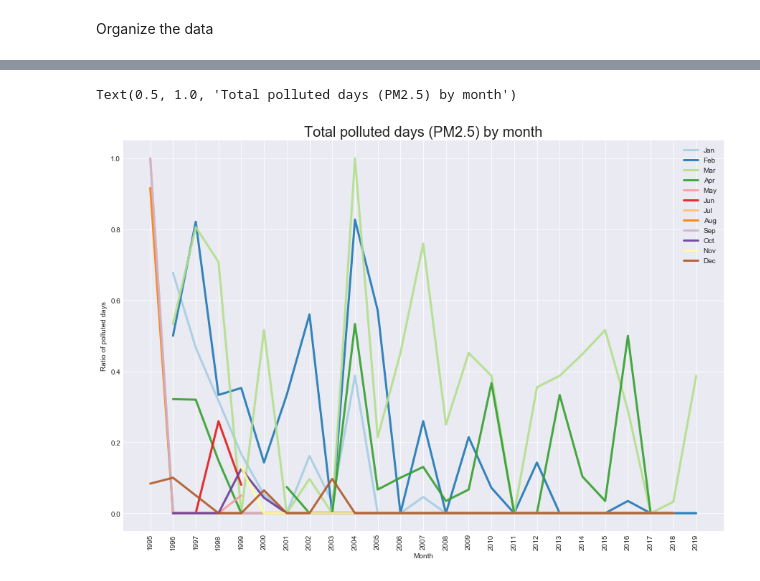
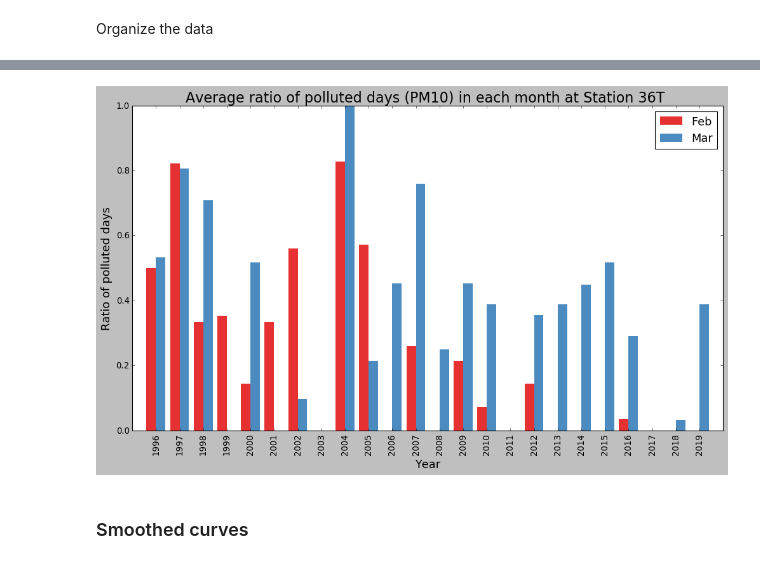
Before and after one commit to qiang-yi/Thailand_Haze, a Jupyter notebook: PM_time_series.ipynb, the cells around one changed output, grey strips where cells are left out. Cells and saved outputs as stored; diff of their text form; code cells hidden in the pictures.

```diff
--- a/PM_time_series.ipynb
+++ b/PM_time_series.ipynb
@@ -11,6 +11,10 @@ import matplotlib.pyplot as plt
 from matplotlib import cm as cm
 from matplotlib import mlab as ml
 from matplotlib import gridspec
+from scipy.interpolate import spline
+from scipy.ndimage.filters import gaussian_filter1d
+from itertools import groupby
+
 
 
 import seaborn as sns
@@ -22,8 +26,13 @@ from sklearn.neighbors import KernelDensity
 
 from mpl_toolkits.basemap import Basemap
 
+pd.set_option('display.max_rows', None)
+pd.set_option('display.max_columns', None)
+pd.set_option('display.width', None)
+pd.set_option('display.max_colwidth', -1)
 
 table_path="I:/Thailand_Haze/tables/"
-fire_path="I:/Thailand_Haze/fire_data/"
+#fire_path="I:/Thailand_Haze/fire_data/"
 gis_path="I:/Thailand_Haze/GIS_data/"
+figure_path = "I:/Thailand_Haze/figure/"
 # %% [markdown]
@@ -389,0 +155,5 @@ plt.show()
+# %%
+l = 20
+m = 16
+ml = 18
+s = 12
@@ -441 +664,3 @@ PM_df_my['PM25_35T_us_R']=PM_df_my['PM25_35T_us']/PM_df_my['PM25_35T_all']
+# %%
+PM_df_my2 = PM_df_my[(PM_df_my['month']>=2) & (PM_df_my['month']<=3)]
 # %%
@@ -473,30 +704,40 @@ Text(0.5, 1.0, 'Total polluted days (PM2.5) by month')
 # %%
-year_ls = list(PM_df_my['year'].unique())
+year_ls = list(PM_df_my2['year'].unique())
 year_ls.sort()
 
 # style
-plt.style.use('seaborn-darkgrid')
+plt.style.use('classic')
+plt.rcParams['axes.facecolor']='white'
+plt.rcParams['figure.figsize'] = [15, 8] # enlarge the default plotting size
 
 # create a color palette
-palette = plt.get_cmap('Paired')
+palette = plt.get_cmap('Set1')
 
 # multiple line plot
 num=0
+w=0.4
+for mon in list(PM_df_my2['month'].unique()):
+    y = PM_df_my2[PM_df_my2['month'] == mon]['PM10_36T_th_R']
+    x = PM_df_my2[PM_df_my2['month'] == mon]['year']
 
-for mon in list(PM_df_my['month'].unique()):
-    y = PM_df_my[PM_df_my['month'] == mon]['PM10_36T_th_R']
-    x = PM_df_my[PM_df_my['month'] == mon]['year']
+    #plt.bar(x+(num-1)*w,y,color=palette(num),alpha=0.9,width=w,align='center',edgecolor = "none",label=calendar.month_abbr[mon])
+    plt.bar(x+(num-1)*w+0.5*w,y,color=palette(num),alpha=0.9,width=w,align='center',edgecolor = "none",label=calendar.month_abbr[mon])
 
-    plt.plot(x, y, marker='', color=palette(num), linewidth=3, alpha=0.9, label=calendar.month_abbr[mon])
     num+=1
 
+
 # Add legend
-plt.legend(loc='upper right')
+plt.legend(loc='upper right',fontsize=m)
 
-plt.xticks(year_ls, year_ls,rotation=90)
-plt.ylabel('Ratio of polluted days')
-plt.xlabel('Month')
-plt.title('Total polluted days (PM2.5) by month', loc='Center', fontsize=20, fontweight=0)
+plt.yticks(fontsize=s)
+plt.xticks(year_ls, year_ls,rotation=90,fontsize=s)
+plt.ylabel('Ratio of polluted days',fontsize = m)
+plt.xlabel('Year',fontsize = m)
+plt.title('Average ratio of polluted days (PM10) in each month at Station 36T ', loc='Center', fontsize=l, fontweight=0)
+
+plt.savefig(figure_path+'figure10.png',dpi=300)
+plt.show()
 # %% [output]
-Text(0.5, 1.0, 'Total polluted days (PM2.5) by month')
-[figure, old version]
+[figure, new version]
+# %% [markdown]
+### Smoothed curves
```
Also changed, not shown: parts of 65 cells of this notebook.
